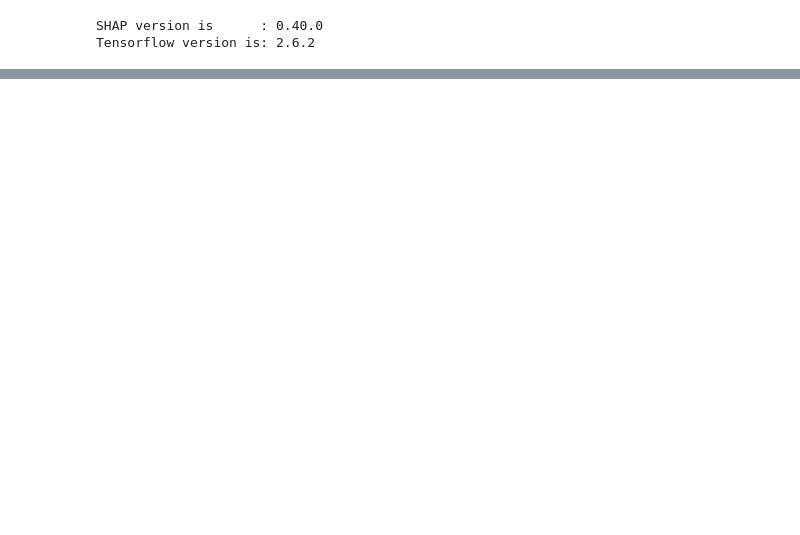
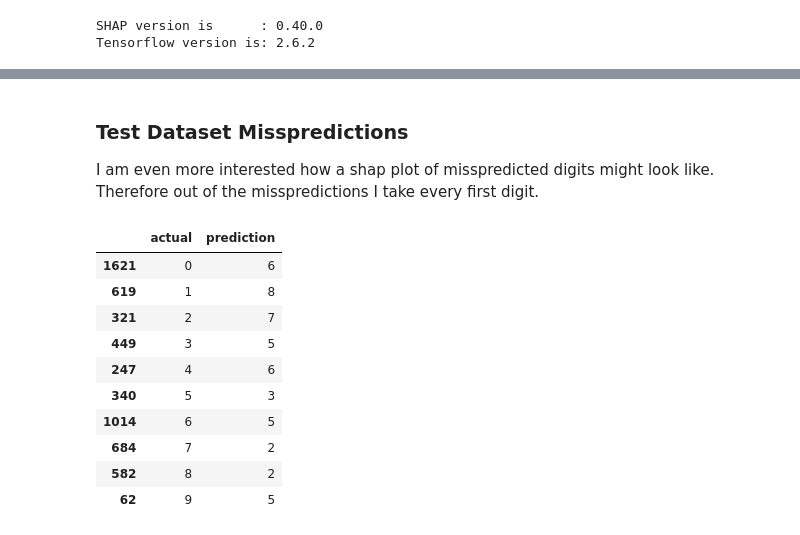
Before and after one commit to raffaelschmid/xai-adversarial-attack, a Jupyter notebook: notebook/evaluation/02_explain_shap_original.ipynb, the cells around one changed output, grey strips where cells are left out. Cells and saved outputs as stored; diff of their text form; code cells hidden in the pictures; blank space fills up the shorter version.

```diff
--- a/notebook/evaluation/02_explain_shap_original.ipynb
+++ b/notebook/evaluation/02_explain_shap_original.ipynb
@@ -35 +67,21 @@ Here we are generating shap values and plot them based on the test dataset.
+# %% [markdown]
+### Test Dataset Misspredictions
+I am even more interested how a shap plot of misspredicted digits might look like. Therefore out of the misspredictions I take every first digit.
+# %%
+first_missmatch_ids = first_occurence(y_test[comparison_missmatch.index])
+missmatches_in_plot = comparison.iloc[first_missmatch_ids]
+missmatches_in_plot.to_parquet(shap_original_label)
+missmatches_in_plot
+# %% [output]
+|  | actual | prediction |
+| 1621 | 0 | 6 |
+| 619 | 1 | 8 |
+| 321 | 2 | 7 |
+| 449 | 3 | 5 |
+| 247 | 4 | 6 |
+| 340 | 5 | 3 |
+| 1014 | 6 | 5 |
+| 684 | 7 | 2 |
+| 582 | 8 | 2 |
+| 62 | 9 | 5 |
 # %%
```
Also changed, not shown: parts of 22 cells of this notebook, 10 other files.
